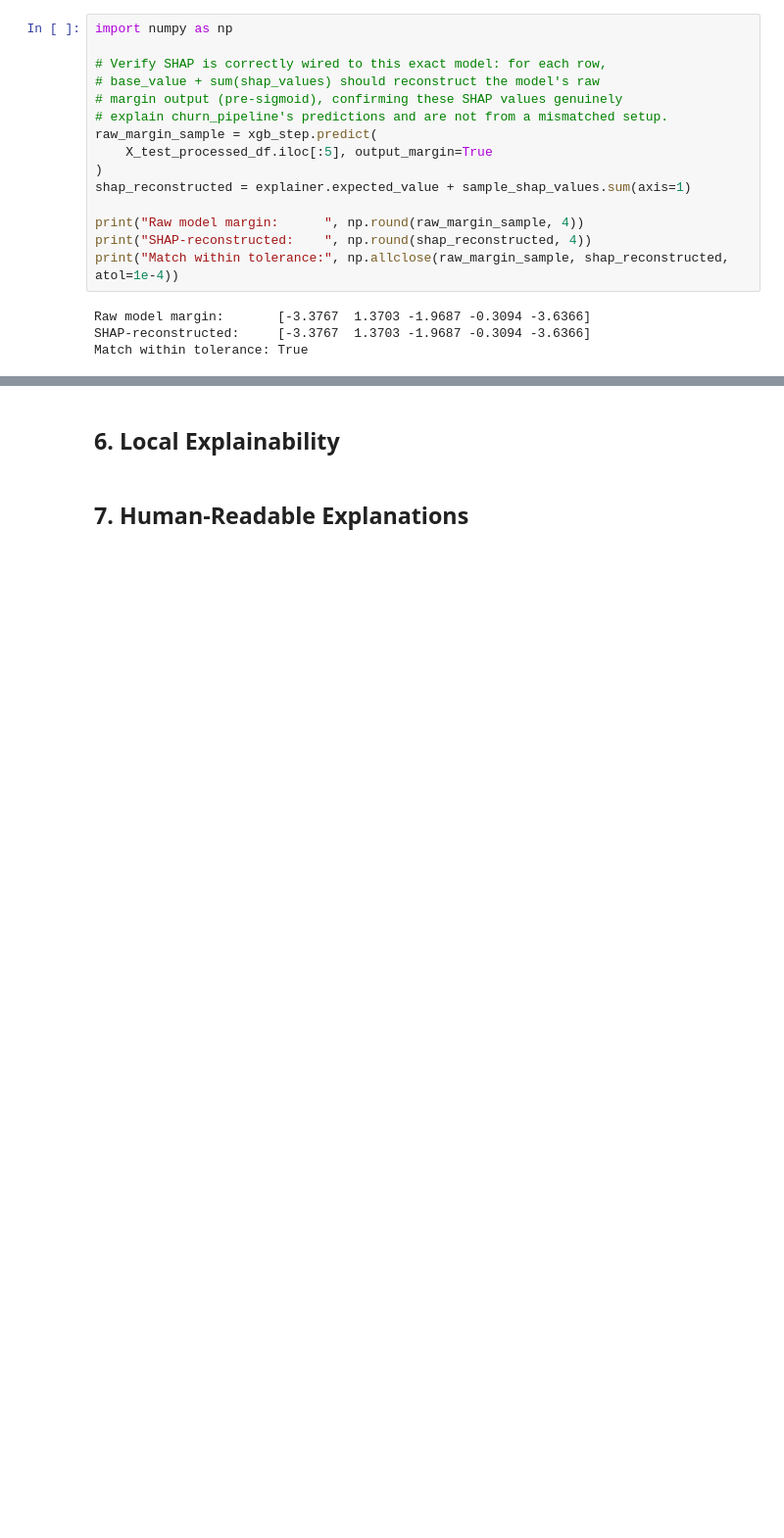
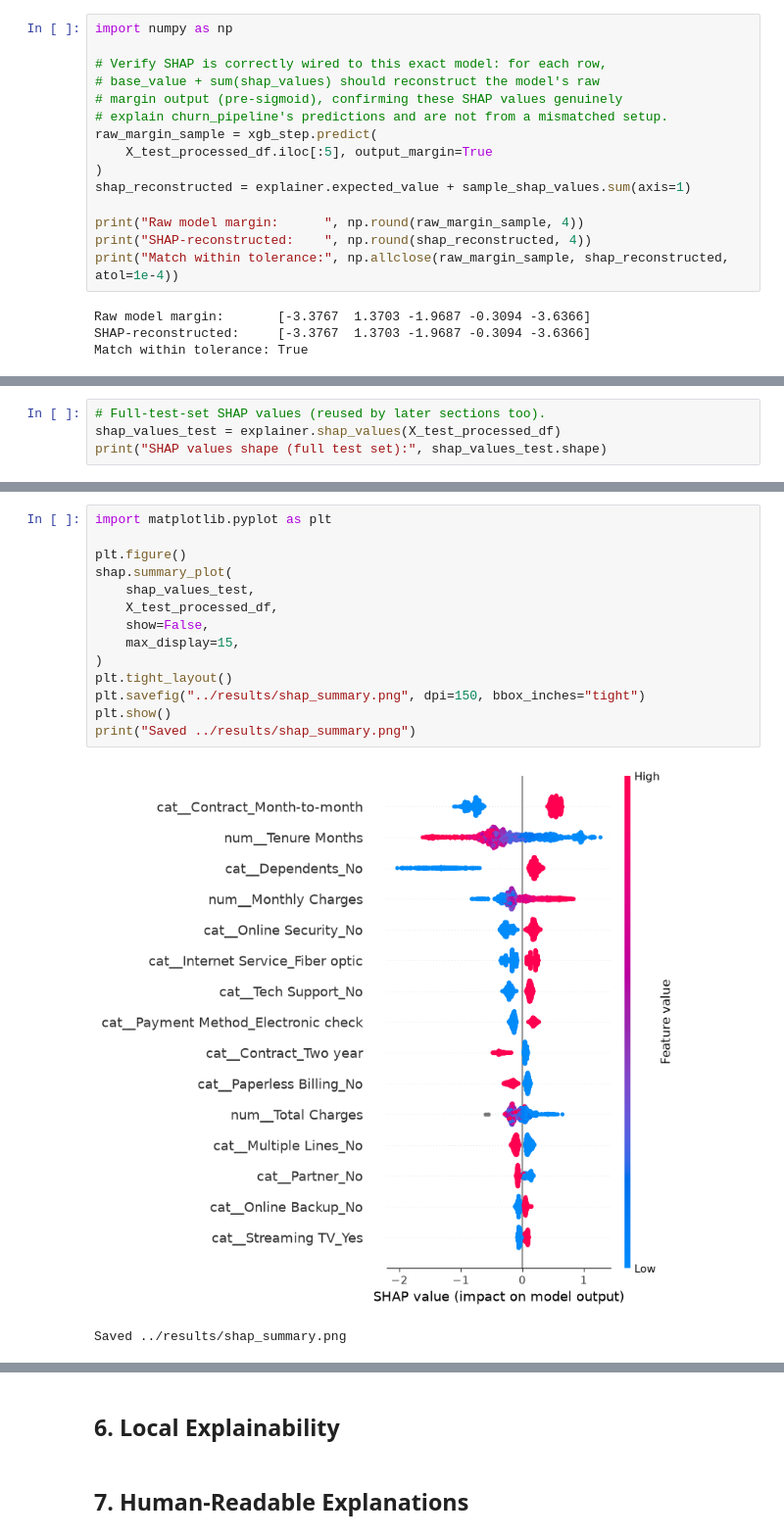
Before and after one commit to gracy7192/customer-churn-xai, a Jupyter notebook: notebooks/03_xai.ipynb, the cells around one changed output, grey strips where cells are left out. Shown at 98% size. Cells and saved outputs as stored; diff of their text form; blank space fills up the shorter version.

```diff
--- a/notebooks/03_xai.ipynb
+++ b/notebooks/03_xai.ipynb
@@ -252,0 +261,4 @@ Match within tolerance: True
+# %%
+# Full-test-set SHAP values (reused by later sections too).
+shap_values_test = explainer.shap_values(X_test_processed_df)
+print("SHAP values shape (full test set):", shap_values_test.shape)
@@ -252,0 +271,17 @@ Match within tolerance: True
+# %%
+import matplotlib.pyplot as plt
+
+plt.figure()
+shap.summary_plot(
+    shap_values_test,
+    X_test_processed_df,
+    show=False,
+    max_display=15,
+)
+plt.tight_layout()
+plt.savefig("../results/shap_summary.png", dpi=150, bbox_inches="tight")
+plt.show()
+print("Saved ../results/shap_summary.png")
+# %% [output]
+[figure, added]
+Saved ../results/shap_summary.png
```
Also changed, not shown: parts of 7 cells of this notebook, 3 other files.
